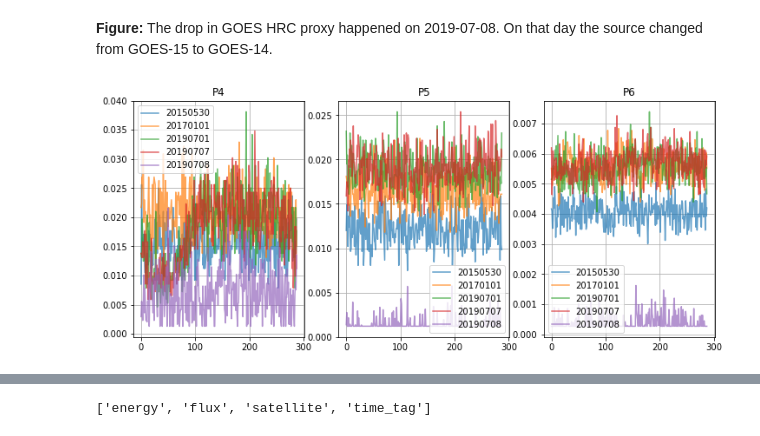
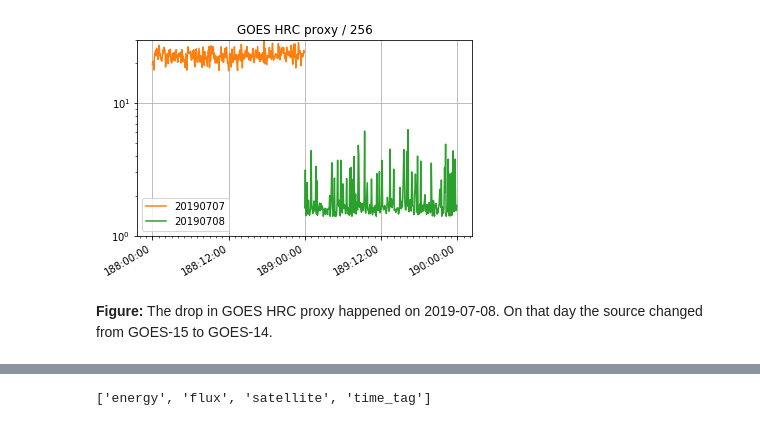
Before and after one commit to chandra-mta/mtanb, a Jupyter notebook: g16-hrc-proxy/g16-hrc-proxy.ipynb, the cells around one changed output, grey strips where cells are left out. Saved outputs shown, nothing was run; the diff lists cells and outputs as text; code cells hidden in the pictures.

```diff
--- a/g16-hrc-proxy/g16-hrc-proxy.ipynb
+++ b/g16-hrc-proxy/g16-hrc-proxy.ipynb
@@ -124,6 +221,10 @@ plt.grid()
+# %%
+plot_hrc_proxy(dat_before, label=f_before[:8], color='C1')
+plot_hrc_proxy(dat_after, label=f_after[:8], color='C2')
+plt.legend(loc=3)
+plt.yscale('log')
+plt.grid()
+# %% [output]
+[figure, added]
 # %% [markdown]
 __Figure:__ The drop in GOES HRC proxy happened on 2019-07-08. On that day the source changed from GOES-15 to GOES-14.
-# %%
-compare_protons([f0, f1, f2, f3, f4], [p0, p1, p2, p3, p4])
-# %% [output]
-[figure, removed]
```
Also changed, not shown: parts of 82 cells of this notebook.
